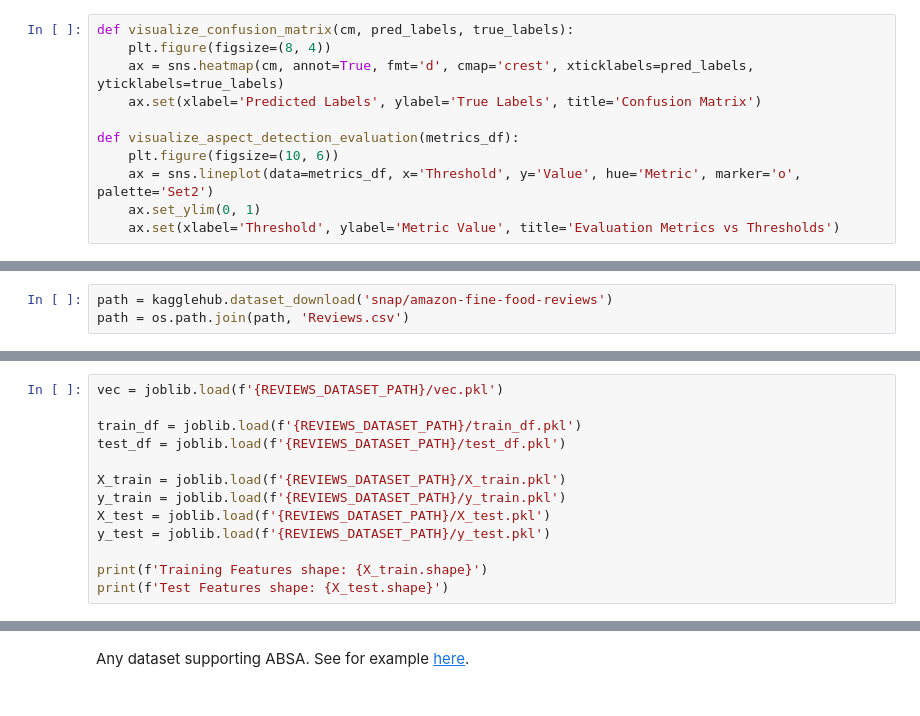
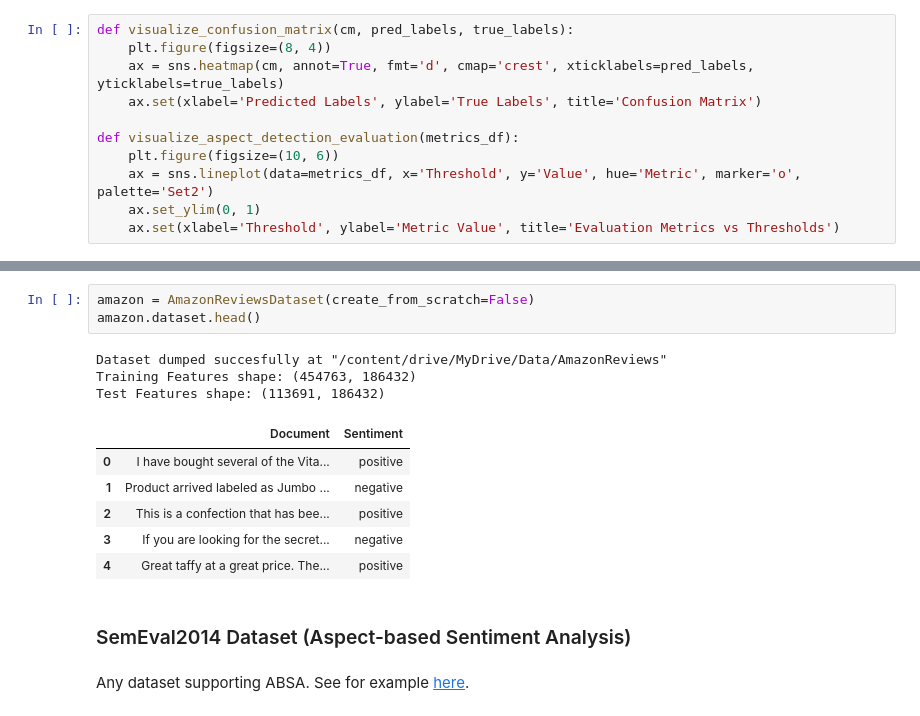
Before and after one commit to tabaraei/aspect-based-sentiment-analysis, a Jupyter notebook: ABSA.ipynb, the cells around one changed output, grey strips where cells are left out. Cells and saved outputs as stored; diff of their text form.

```diff
--- a/ABSA.ipynb
+++ b/ABSA.ipynb
@@ -72,3 +66,0 @@ def visualize_aspect_detection_evaluation(metrics_df):
-# %%
-path = kagglehub.dataset_download('snap/amazon-fine-food-reviews')
-path = os.path.join(path, 'Reviews.csv')
@@ -127,13 +66,0 @@ Dataset dumped succesfully at "/content/drive/MyDrive/Data/AmazonReviews"
-# %%
-vec = joblib.load(f'{REVIEWS_DATASET_PATH}/vec.pkl')
-
-train_df = joblib.load(f'{REVIEWS_DATASET_PATH}/train_df.pkl')
-test_df = joblib.load(f'{REVIEWS_DATASET_PATH}/test_df.pkl')
-
-X_train = joblib.load(f'{REVIEWS_DATASET_PATH}/X_train.pkl')
-y_train = joblib.load(f'{REVIEWS_DATASET_PATH}/y_train.pkl')
-X_test = joblib.load(f'{REVIEWS_DATASET_PATH}/X_test.pkl')
-y_test = joblib.load(f'{REVIEWS_DATASET_PATH}/y_test.pkl')
-
-print(f'Training Features shape: {X_train.shape}')
-print(f'Test Features shape: {X_test.shape}')
@@ -145,3 +122,18 @@ Test Features shape: (113691, 186432)
+# %%
+amazon = AmazonReviewsDataset(create_from_scratch=False)
+amazon.dataset.head()
+# %% [output]
+Dataset dumped succesfully at "/content/drive/MyDrive/Data/AmazonReviews"
+Training Features shape: (454763, 186432)
+Test Features shape: (113691, 186432)
+|  | Document | Sentiment |
+| 0 | I have bought several of the Vita... | positive |
+| 1 | Product arrived labeled as Jumbo ... | negative |
+| 2 | This is a confection that has bee... | positive |
+| 3 | If you are looking for the secret... | negative |
+| 4 | Great taffy at a great price. The... | positive |
+# %% [markdown]
+### SemEval2014 Dataset (Aspect-based Sentiment Analysis)
 # %% [markdown]
 Any dataset supporting ABSA. See for example [here](https://paperswithcode.com/datasets?task=aspect-based-sentiment-analysis&page=1).
 # %%
```
Also changed, not shown: parts of 19 cells of this notebook.
